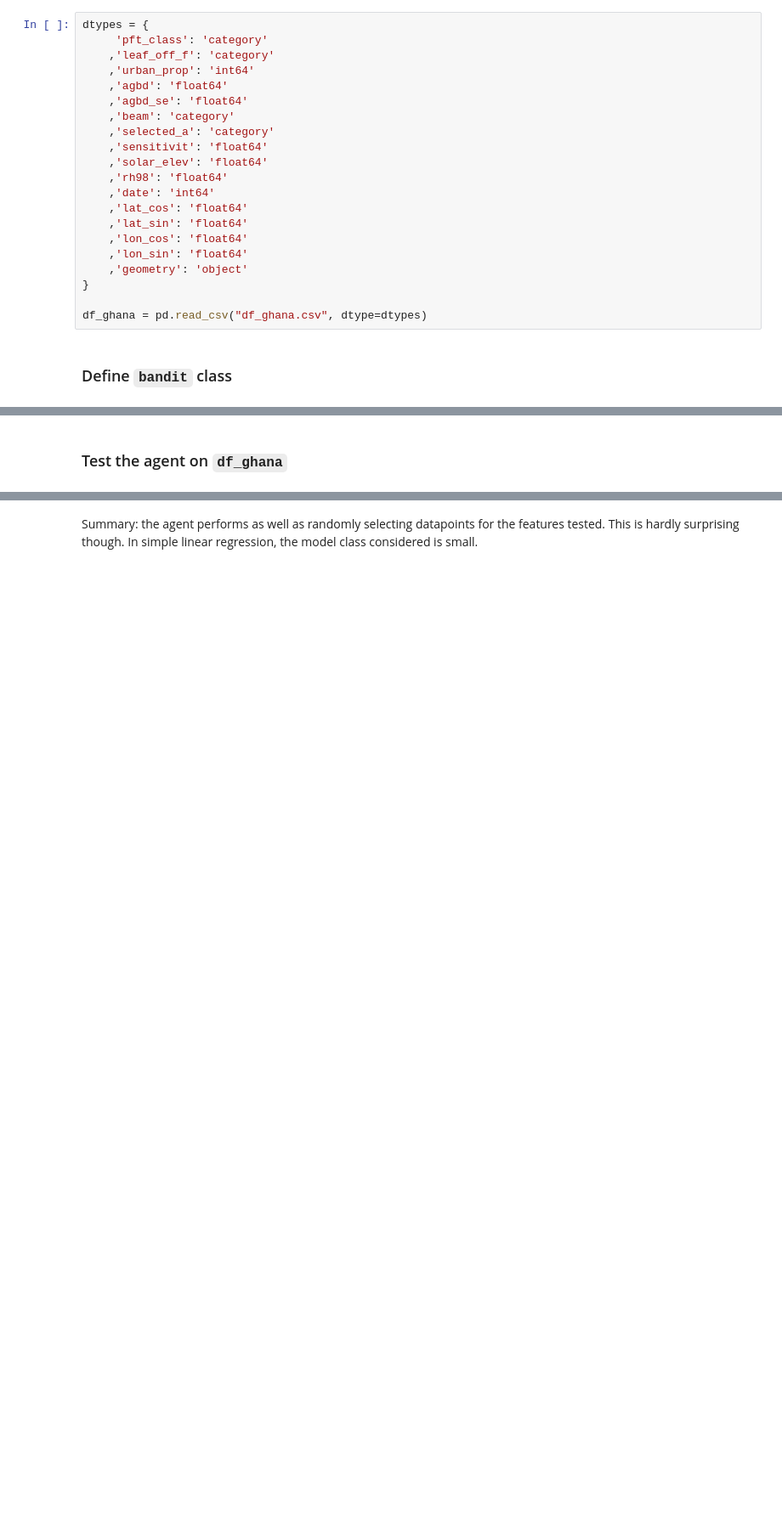
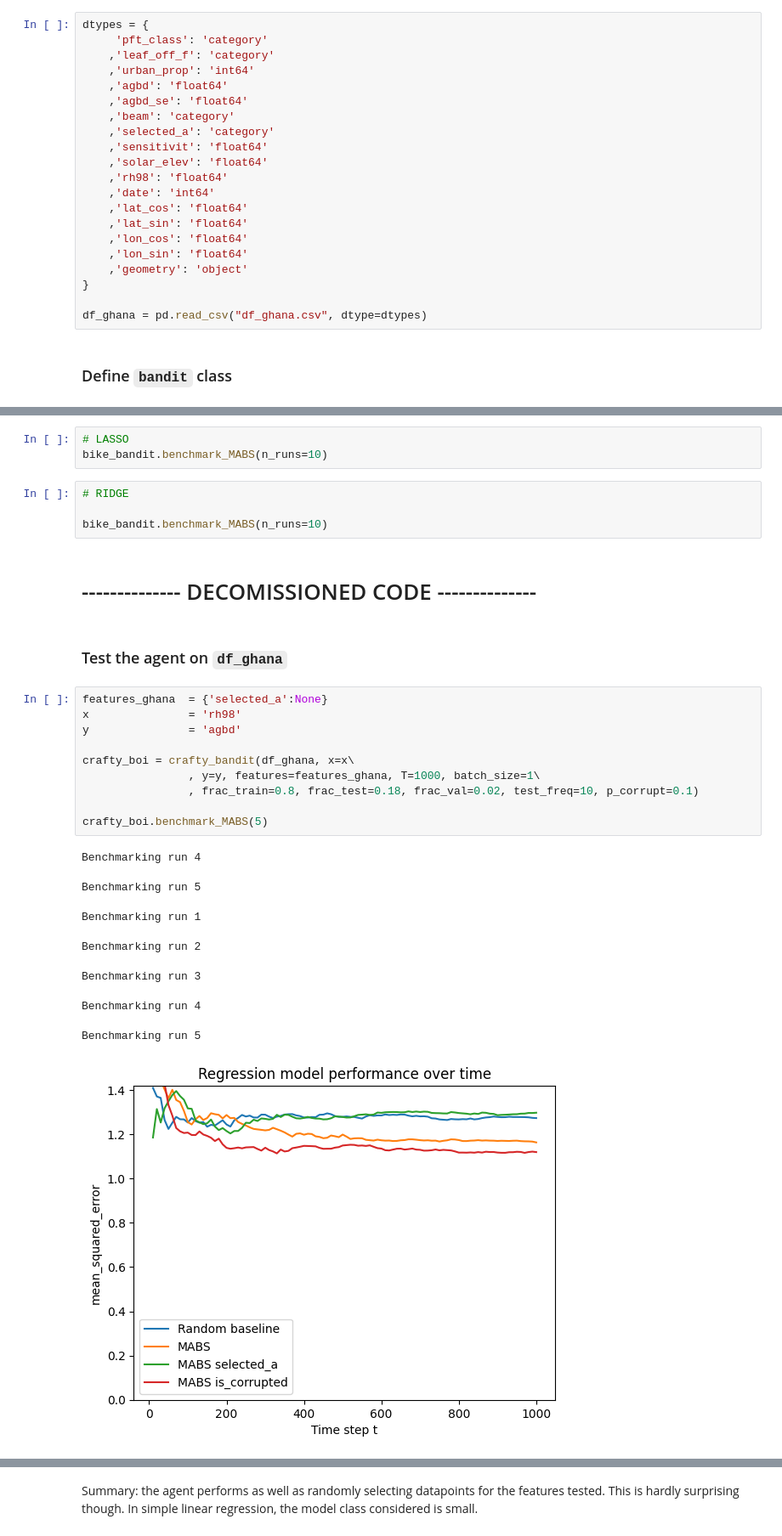
Before and after one commit to PerryChicken1/Master-Thesis, a Jupyter notebook: multi-armed-bandit.ipynb, the cells around one changed output, grey strips where cells are left out. Shown at 85% size. Drawn from its saved outputs; the diff is of its cells as text; blank space fills up the shorter version.

Commit message:
MABS is_corrupted

```diff
--- a/multi-armed-bandit.ipynb
+++ b/multi-armed-bandit.ipynb
@@ -561,2 +768,30 @@ class bandit:
+# %%
+# LASSO
+bike_bandit.benchmark_MABS(n_runs=10)
+# %%
+# RIDGE
+
+bike_bandit.benchmark_MABS(n_runs=10)
+# %% [markdown]
+# -------------- DECOMISSIONED CODE --------------
 # %% [markdown]
 ### Test the agent on `df_ghana`
+# %%
+features_ghana  = {'selected_a':None}
+x               = 'rh98'
+y               = 'agbd'
+
+crafty_boi = crafty_bandit(df_ghana, x=x\
+                , y=y, features=features_ghana, T=1000, batch_size=1\
+                , frac_train=0.8, frac_test=0.18, frac_val=0.02, test_freq=10, p_corrupt=0.1)
+
+crafty_boi.benchmark_MABS(5)
+# %% [output]
+Benchmarking run 4
+Benchmarking run 5
+Benchmarking run 1
+Benchmarking run 2
+Benchmarking run 3
+Benchmarking run 4
+Benchmarking run 5
+[figure, added]
```
Also changed, not shown: parts of 44 cells of this notebook, 3 other files.
